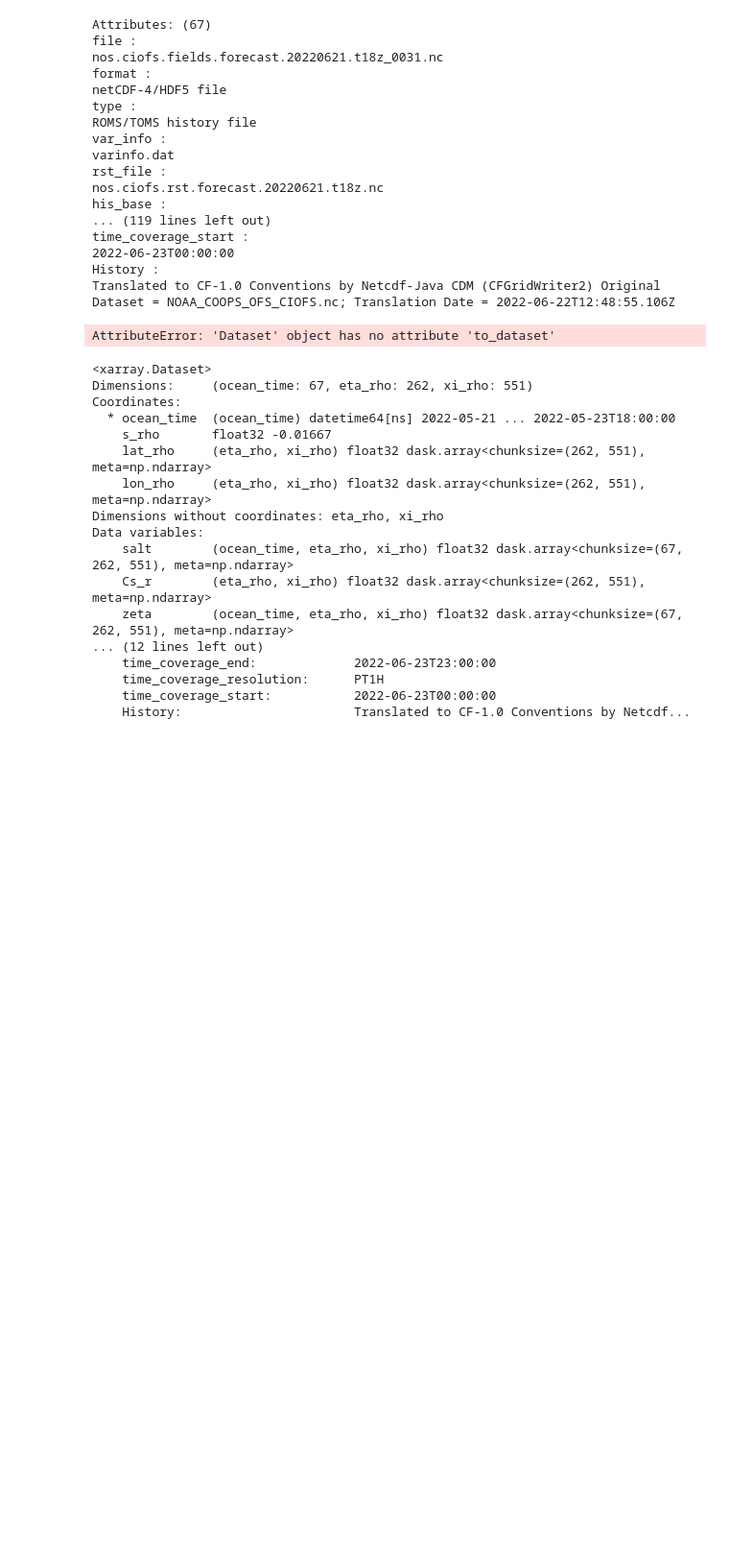
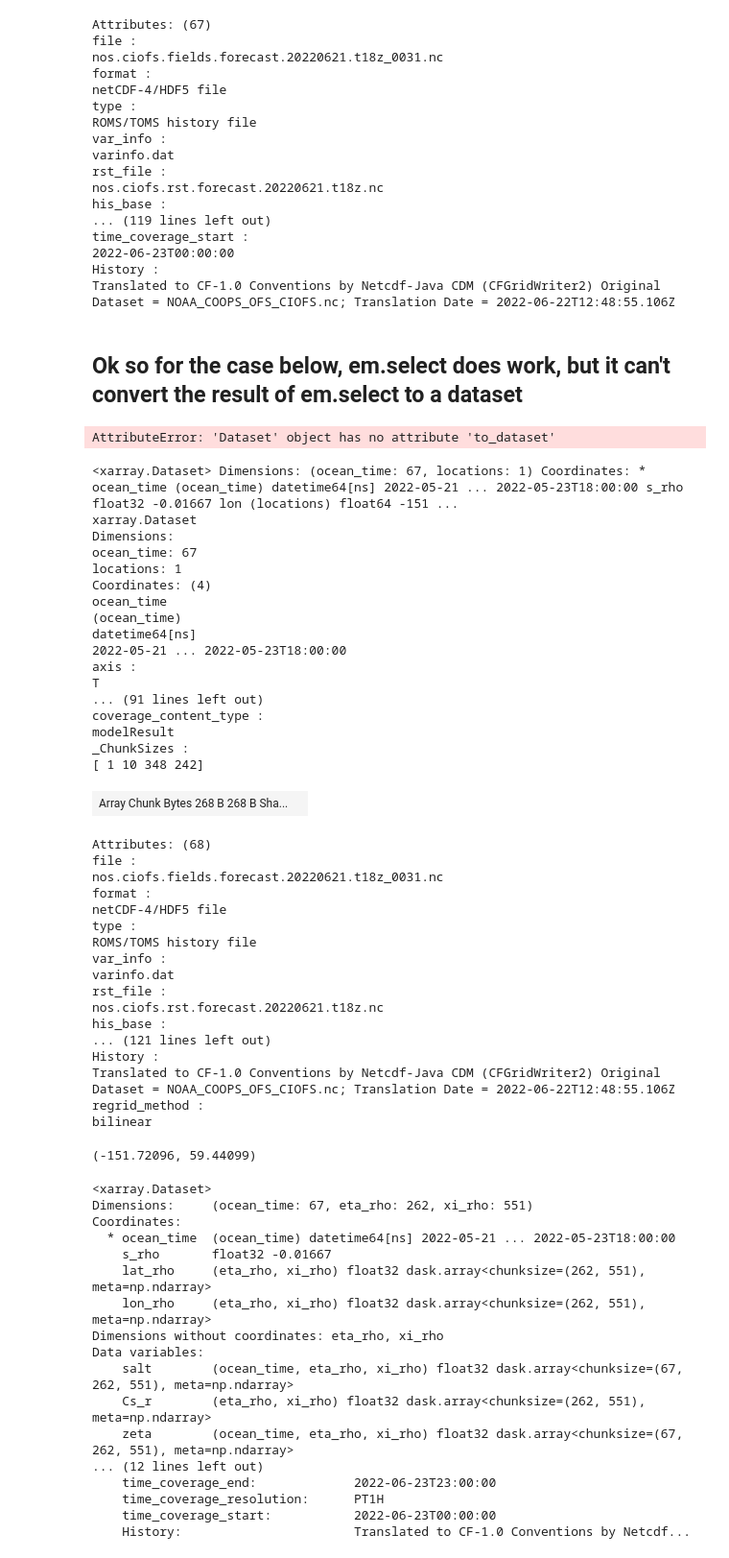
Before and after one commit to axiom-data-science/ocean-model-skill-assessor, a Jupyter notebook: notebooks/Demo_workflows_aoos_tests.ipynb, the cells around one changed output. Shown at 96% size. Drawn from its saved outputs; the diff is of its cells as text; code cells hidden in the pictures; blank space fills up the shorter version.

Commit message:
progress in em.select

```diff
--- a/notebooks/Demo_workflows_aoos_tests.ipynb
+++ b/notebooks/Demo_workflows_aoos_tests.ipynb
@@ -464,10 +464,12 @@ time_coverage_start :
 2022-06-23T00:00:00
 History :
 Translated to CF-1.0 Conventions by Netcdf-Java CDM (CFGridWriter2) Original Dataset = NOAA_COOPS_OFS_CIOFS.nc; Translation Date = 2022-06-22T12:48:55.106Z
+# %% [markdown]
+## Ok so for the case below, em.select does work, but it can't convert the result of em.select to a dataset
 # %%
 del da
 variable=['salt']
-da = dsm.where((dsm.lon_rho > lon-1) & (dsm.lon_rho < lon+1) & (dsm.lat_rho > lat-1) & (dsm.lat_rho < lat+1), drop=True).cf.isel(Z=0)
+da = dsm.where((dsm.lon_rho > lon-2) & (dsm.lon_rho < lon+2) & (dsm.lat_rho > lat-2) & (dsm.lat_rho < lat+2), drop=True).cf.isel(Z=0)
 
 kwargs = dict(da=da.cf[variable],
               longitude=lon,
@@ -476,9 +478,52 @@ kwargs = dict(da=da.cf[variable],
               iZ=Z,
               locstream=True,
               )
-model_var = em.select(**kwargs).to_dataset()
+model_var = em.select(**kwargs)
+auxx = model_var.to_dataset()
 # %% [output]
 AttributeError: 'Dataset' object has no attribute 'to_dataset'
+# %%
+model_var
+# %% [output]
+<xarray.Dataset> Dimensions: (ocean_time: 67, locations: 1) Coordinates: * ocean_time (ocean_time) datetime64[ns] 2022-05-21 ... 2022-05-23T18:00:00 s_rho float32 -0.01667 lon (locations) float64 -151 ...
+xarray.Dataset
+Dimensions:
+ocean_time: 67
+locations: 1
+Coordinates: (4)
+ocean_time
+(ocean_time)
+datetime64[ns]
+2022-05-21 ... 2022-05-23T18:00:00
+axis :
+T
+... (91 lines left out)
+coverage_content_type :
+modelResult
+_ChunkSizes :
+[ 1 10 348 242]
+| Array Chunk Bytes 268 B 268 B Sha... |  |
+Attributes: (68)
+file :
+nos.ciofs.fields.forecast.20220621.t18z_0031.nc
+format :
+netCDF-4/HDF5 file
+type :
+ROMS/TOMS history file
+var_info :
+varinfo.dat
+rst_file :
+nos.ciofs.rst.forecast.20220621.t18z.nc
+his_base :
+... (121 lines left out)
+History :
+Translated to CF-1.0 Conventions by Netcdf-Java CDM (CFGridWriter2) Original Dataset = NOAA_COOPS_OFS_CIOFS.nc; Translation Date = 2022-06-22T12:48:55.106Z
+regrid_method :
+bilinear
+# %%
+lon, lat
+# %% [output]
+(-151.72096, 59.44099)
 # %%
 da
 # %% [output]
```
